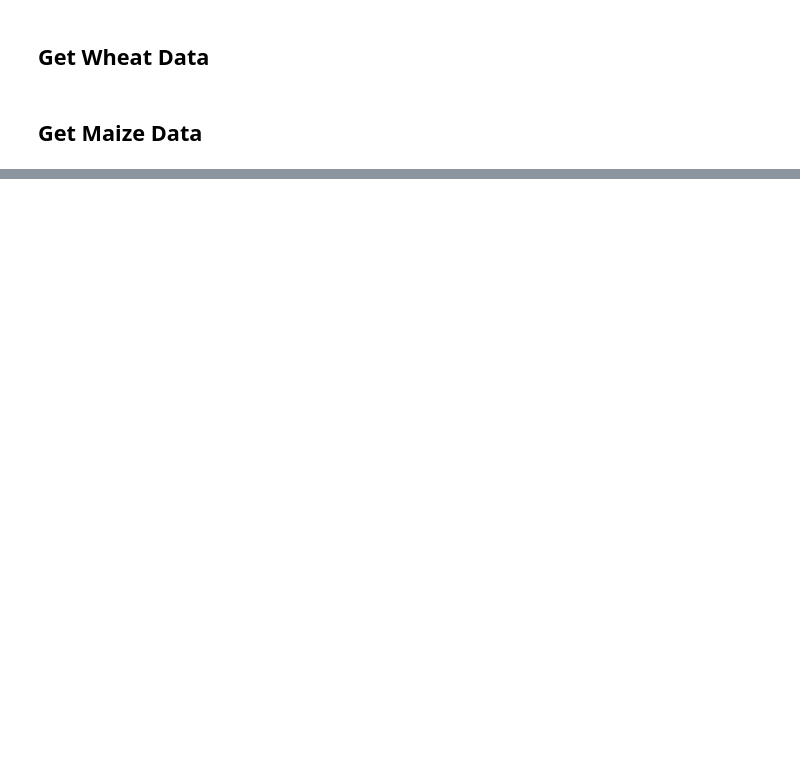
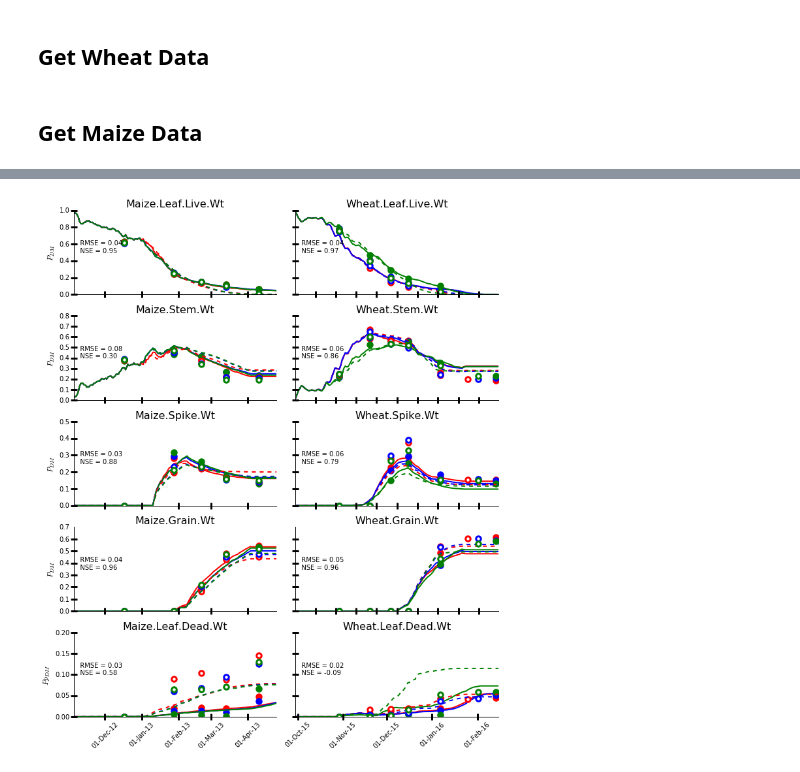
Before and after one commit to HamishBrownPFR/APSIMArbitrator, a Jupyter notebook: ArbitratorGraphs.ipynb, the cells around one changed output, grey strips where cells are left out. Cells and saved outputs as stored; diff of their text form; code cells hidden in the pictures; blank space fills up the shorter version.

```diff
--- a/ArbitratorGraphs.ipynb
+++ b/ArbitratorGraphs.ipynb
@@ -49,0 +207,11 @@ for Irrig in MaizeIrrigs2:
+# %%
+Graph = plt.figure(figsize=(10,12))
+cols = 5
+ObsPredDMPropVTime('Leaf.Live.Wt',cols,0,1,r'$P_{DM}$')
+ObsPredDMPropVTime('Stem.Wt',cols,1,.8,r'$P_{DM}$')
+ObsPredDMPropVTime('Spike.Wt',cols,2,.5,r'$P_{DM}$')
+ObsPredDMPropVTime('Grain.Wt',cols,3,0.7,r'$P_{DM}$')
+ObsPredDMPropVTime('Leaf.Dead.Wt',cols,4,0.2,r'$Pp_{DM}$')
+Graph.tight_layout()
+# %% [output]
+[figure, added]
```
Also changed, not shown: parts of 23 cells of this notebook, 2 other files.
